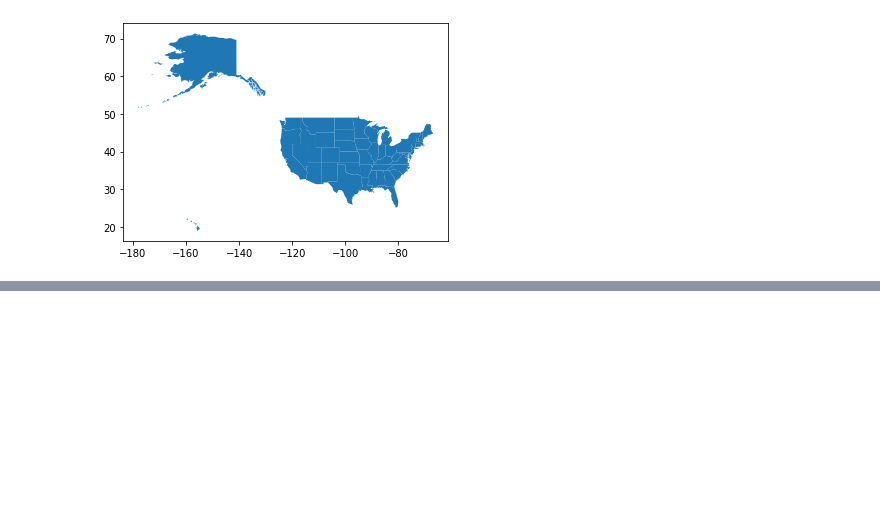
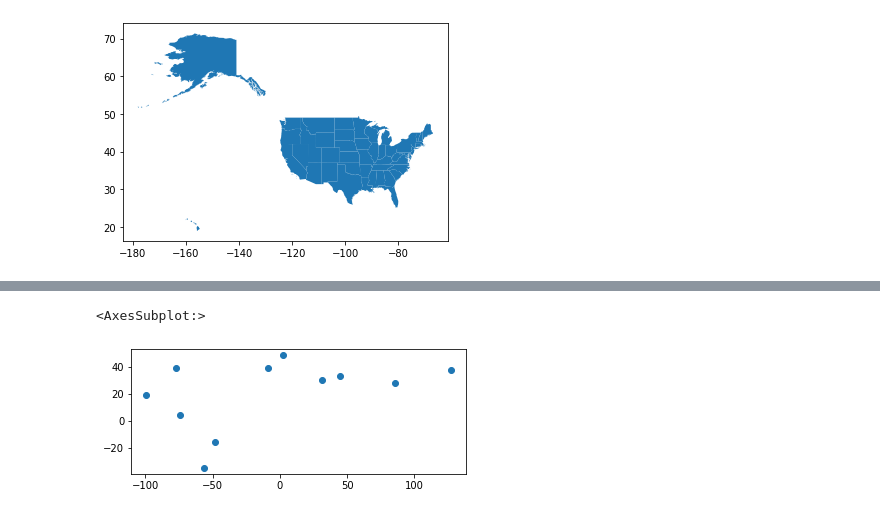
Before and after one commit to pierlucaanania/GIS, a Jupyter notebook: Intro to GeoDataFrames.ipynb, the cells around one changed output, grey strips where cells are left out. Saved outputs shown, nothing was run; the diff lists cells and outputs as text; code cells hidden in the pictures; blank space fills up the shorter version.

```diff
--- a/Intro to GeoDataFrames.ipynb
+++ b/Intro to GeoDataFrames.ipynb
@@ -50,0 +51,3 @@ states.plot()
+# %%
+df = pd.read_csv('GISfile/capitals.csv')
+df.head()
@@ -50,0 +63,3 @@ states.plot()
+# %%
+points = df.apply(lambda row: Point(row.long, row.lat), axis = 1)
+points
@@ -50,0 +81,4 @@ states.plot()
+# %%
+capitals = gpd.GeoDataFrame(df, geometry = points) #create the geometry column using points
+capitals.crs = {'init': 'epsg:4326'} #to set long/lat in geometry
+capitals.head()
@@ -50,0 +92,5 @@ states.plot()
+# %%
+capitals.plot()
+# %% [output]
+<AxesSubplot:>
+[figure, added]
```
Also changed, not shown: parts of 8 cells of this notebook.
